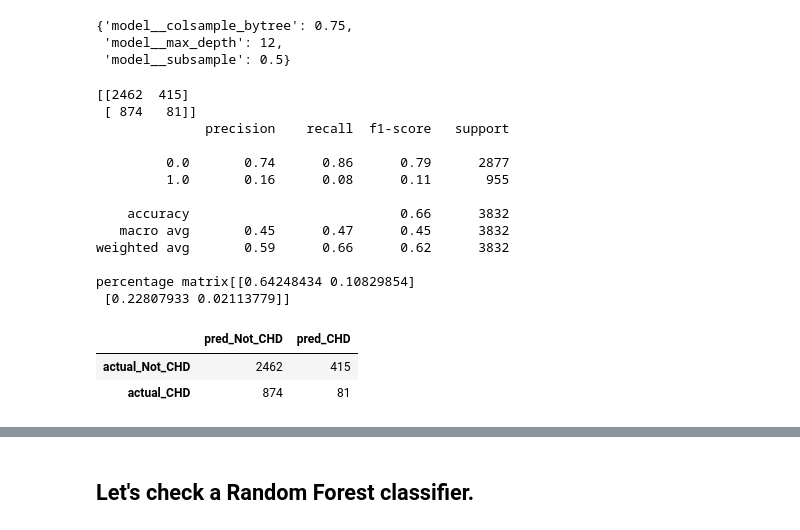
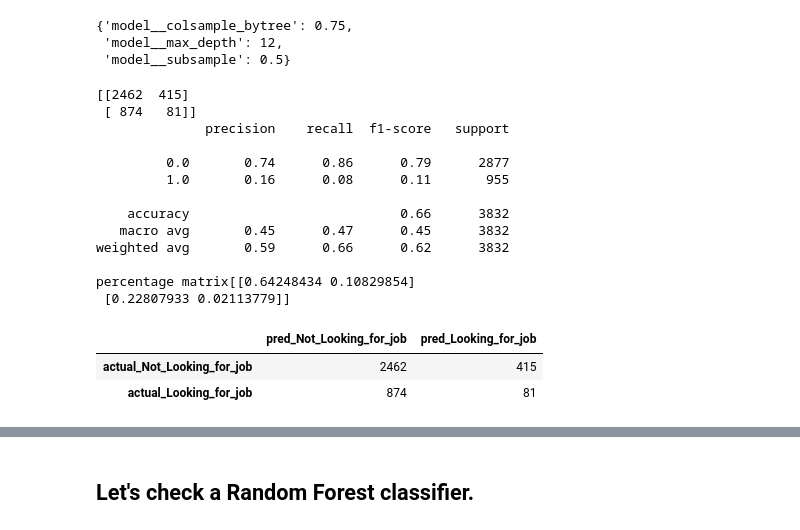
Before and after one commit to mattyjue/HR-Analytics, a Jupyter notebook: HR analytics.ipynb, the cells around one changed output, grey strips where cells are left out. Drawn from its saved outputs; the diff is of its cells as text; code cells hidden in the pictures.

```diff
--- a/HR analytics.ipynb
+++ b/HR analytics.ipynb
@@ -259,31 +255,31 @@ pipeline_cv.best_params_
 # %%
 y_pred = pipeline_cv.predict(X_test)
 
 print(confusion_matrix(y_test, y_pred))
 print(classification_report(y_test, y_pred))
 
 confusion_mat = confusion_matrix(y_test, y_pred)
 confusion_df = pd.DataFrame(
     confusion_mat,
-    index=["actual_Not_CHD", "actual_CHD"],
-    columns=["pred_Not_CHD", "pred_CHD"],
+    index=["actual_Not_Looking_for_job", "actual_Looking_for_job"],
+    columns=["pred_Not_Looking_for_job", "pred_Looking_for_job"],
 )
 print(f'percentage matrix{confusion_mat/(len(y_pred))}')
 display(confusion_df)
 # %% [output]
 [[2462  415]
  [ 874   81]]
               precision    recall  f1-score   support
 
          0.0       0.74      0.86      0.79      2877
          1.0       0.16      0.08      0.11       955
 
     accuracy                           0.66      3832
    macro avg       0.45      0.47      0.45      3832
 weighted avg       0.59      0.66      0.62      3832
 
 percentage matrix[[0.64248434 0.10829854]
  [0.22807933 0.02113779]]
-|  | pred_Not_CHD | pred_CHD |
-| actual_Not_CHD | 2462 | 415 |
-| actual_CHD | 874 | 81 |
+|  | pred_Not_Looking_for_job | pred_Looking_for_job |
+| actual_Not_Looking_for_job | 2462 | 415 |
+| actual_Looking_for_job | 874 | 81 |
```
Also changed, not shown: parts of 12 cells of this notebook.
